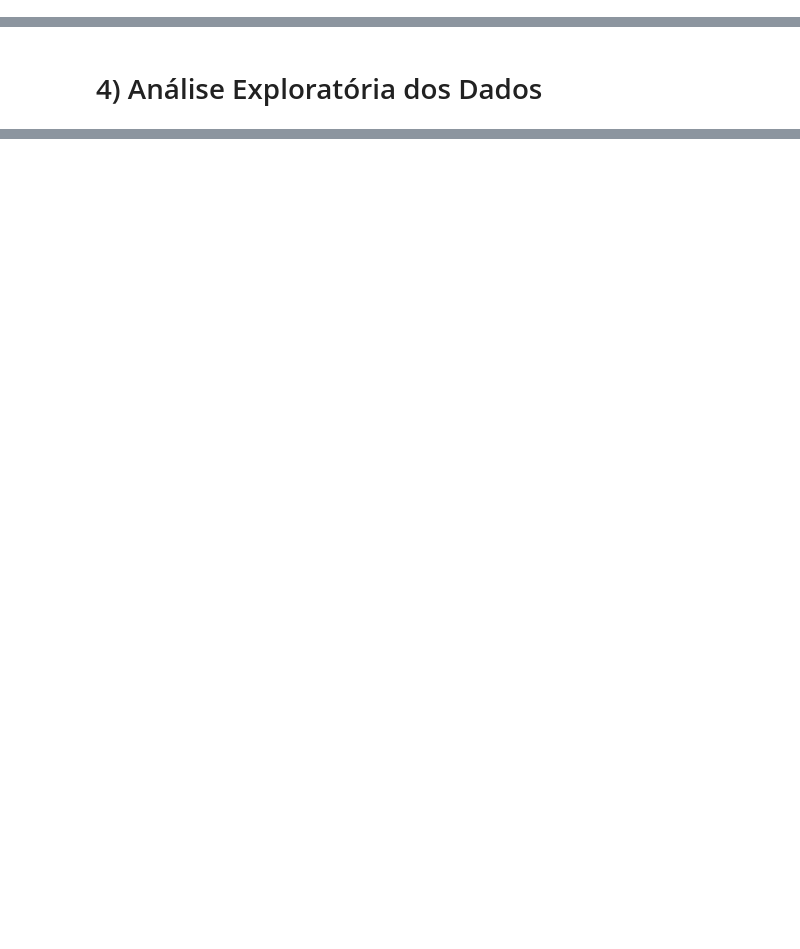
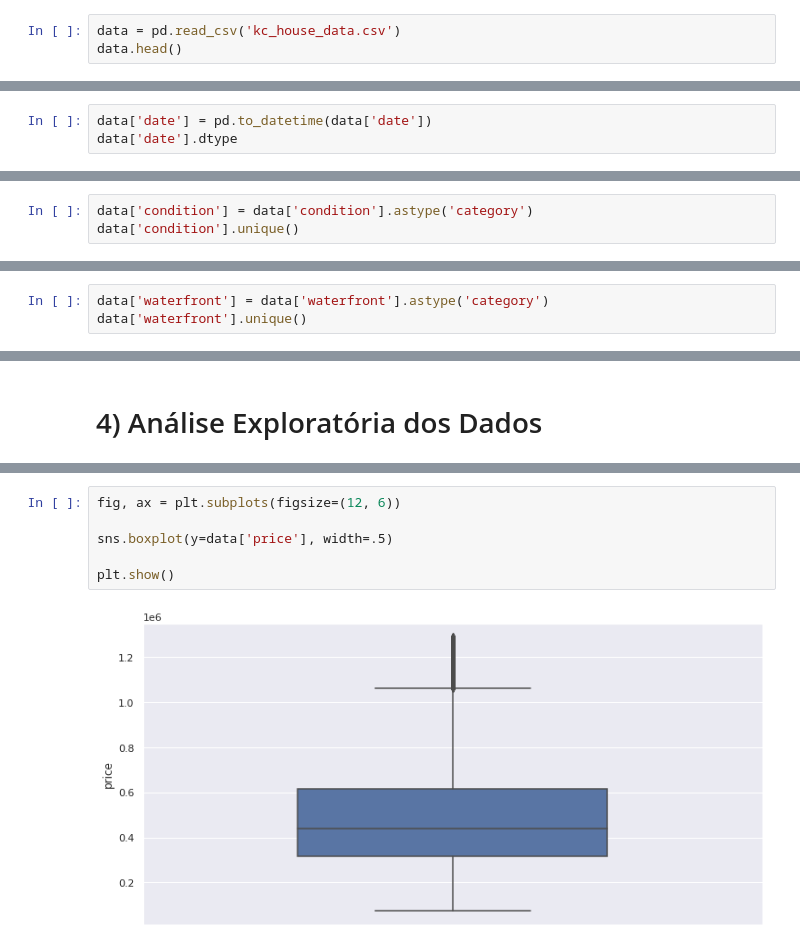
Before and after one commit to GustavoBarros11/house-rocket-insights-project, a Jupyter notebook: notebook.ipynb, the cells around one changed output, grey strips where cells are left out. Drawn from its saved outputs; the diff is of its cells as text; blank space fills up the shorter version.

```diff
--- a/notebook.ipynb
+++ b/notebook.ipynb
@@ -53,0 +63,3 @@
+# %%
+data = pd.read_csv('kc_house_data.csv')
+data.head()
@@ -53,0 +149,3 @@
+# %%
+data['date'] = pd.to_datetime(data['date'])
+data['date'].dtype
@@ -53,0 +154,3 @@
+# %%
+data['condition'] = data['condition'].astype('category')
+data['condition'].unique()
@@ -53,0 +160,3 @@
+# %%
+data['waterfront'] = data['waterfront'].astype('category')
+data['waterfront'].unique()
@@ -55,0 +205,8 @@
+# %%
+fig, ax = plt.subplots(figsize=(12, 6))
+
+sns.boxplot(y=data['price'], width=.5)
+
+plt.show()
+# %% [output]
+[figure, added]
```
Also changed, not shown: parts of 23 cells of this notebook, 1 other file.
